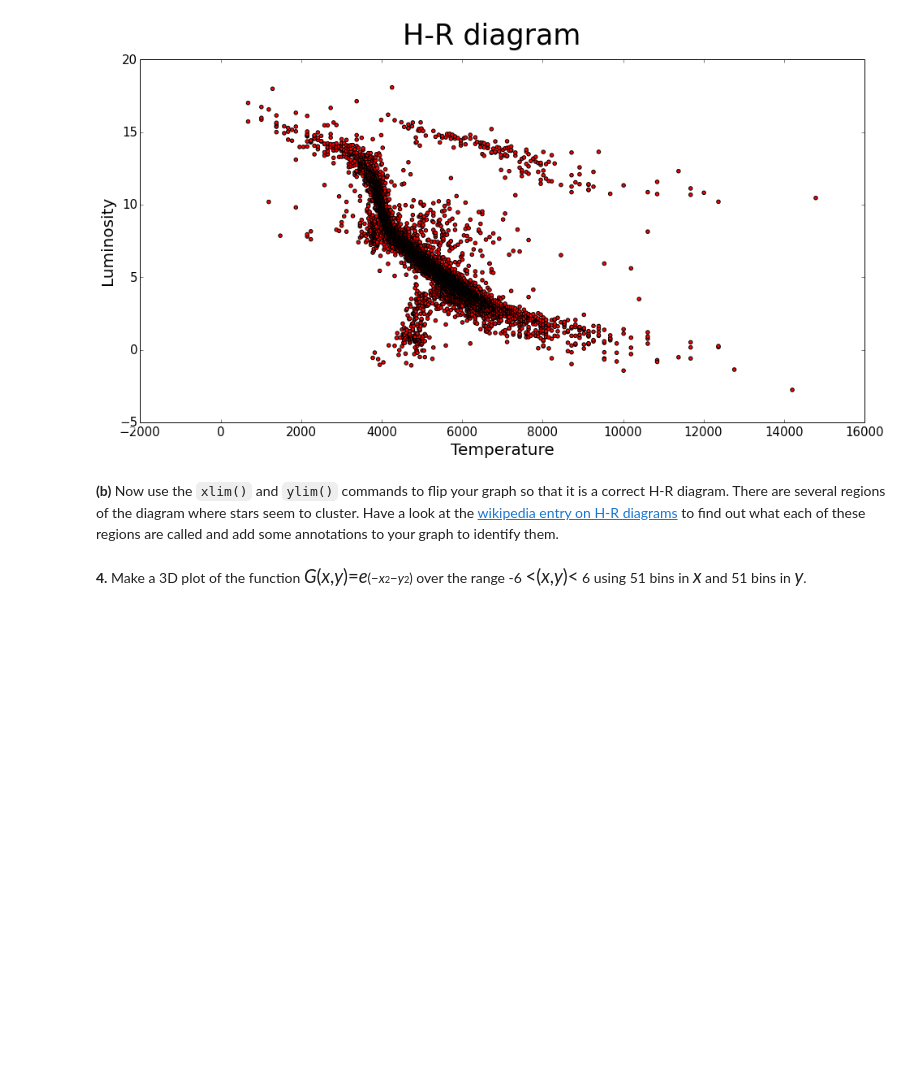
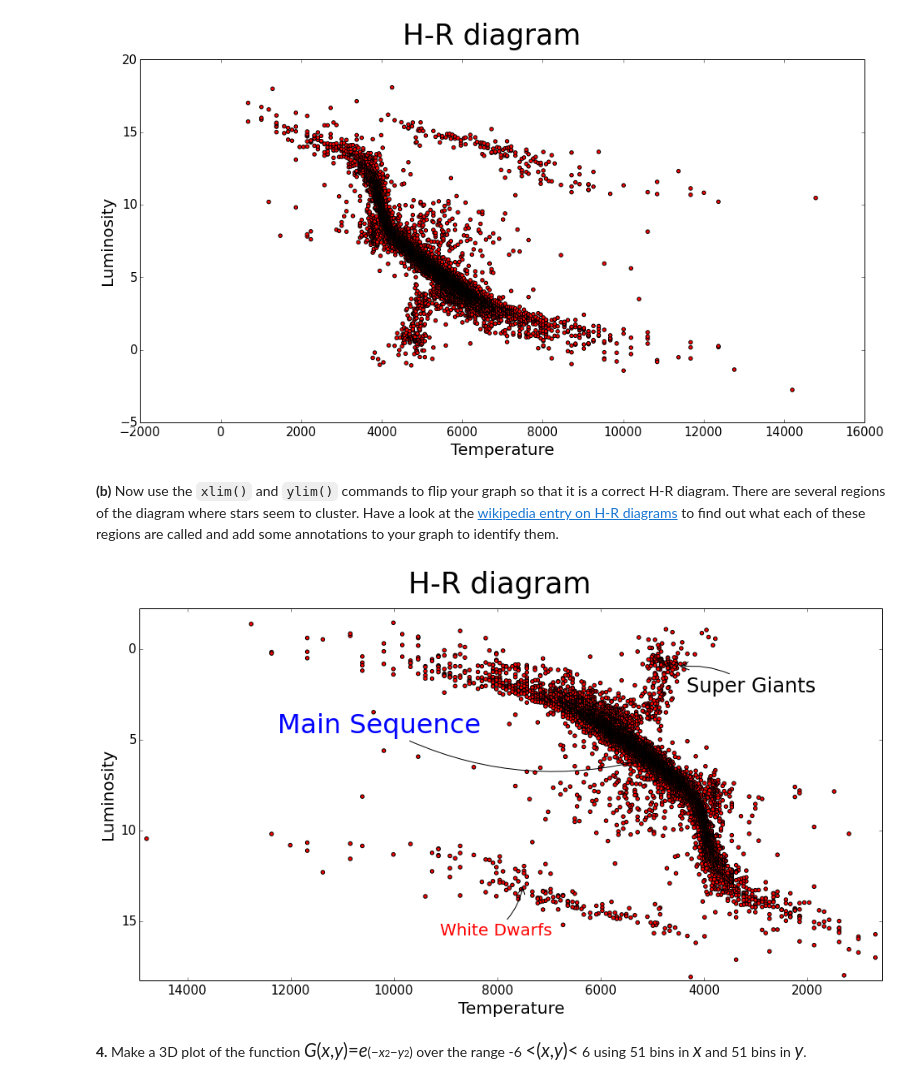
Before and after one commit to cucucachu/PHYS202-S14, a Jupyter notebook: Graphics/GraphicsExcercises.ipynb, the cells around one changed output. Saved outputs shown, nothing was run; the diff lists cells and outputs as text; code cells hidden in the pictures; blank space fills up the shorter version.

```diff
--- a/Graphics/GraphicsExcercises.ipynb
+++ b/Graphics/GraphicsExcercises.ipynb
@@ -176,4 +174,40 @@ plt.show();
 [figure]
 # %% [markdown]
 <p><strong>(b)</strong> Now use the <code>xlim()</code> and <code>ylim()</code> commands to flip your graph so that it is a correct H-R diagram. There are several regions of the diagram where stars seem to cluster. Have a look at the <a href="http://en.wikipedia.org/wiki/Hertzsprung%E2%80%93Russell_diagram">wikipedia entry on H-R diagrams</a> to find out what each of these regions are called and add some annotations to your graph to identify them.</p>
+# %%
+temp = np.loadtxt('stars.txt', dtype='float', usecols=(0, ));
+lum= np.loadtxt('stars.txt', dtype='float', usecols=(1, ));
+
+plt.figure(figsize=(16, 8), dpi=100)
+plt.scatter(temp, lum, c='r')
+#plt.legend(loc='upper left');
+plt.suptitle('H-R diagram', fontsize=35);
+plt.xlabel('Temperature',fontsize=20)
+plt.ylabel('Luminosity',fontsize=20)
+
+for label in plt.gca().get_xticklabels() + plt.gca().get_yticklabels():
+    label.set_fontsize(15)
+    label.set_bbox(dict(facecolor='white', edgecolor='None', alpha=0.65))
+
+xlim(temp.max()*1.01, temp.min()*.8)
+ylim(lum.max()*1.01, lum.min()*.8)
+
+plt.annotate(r'Super Giants',
+             xy=(4500, 1), xycoords='data',
+             xytext=(+10, -30), textcoords='offset points', fontsize=24,
+             arrowprops=dict(arrowstyle="->", connectionstyle="arc3,rad=.2"))
+
+plt.annotate(r'White Dwarfs',
+             xy=(7500, 13), xycoords='data',
+             xytext=(-100, -60), textcoords='offset points', fontsize=20, color='r',
+             arrowprops=dict(arrowstyle="->", connectionstyle="arc3,rad=.2"))
+
+plt.annotate(r'Main Sequence',
+             xy=(5000, 6), xycoords='data',
+             xytext=(-450, +30), textcoords='offset points', fontsize=32, color='b',
+             arrowprops=dict(arrowstyle="->", connectionstyle="arc3,rad=.2"))
+plt.show();
+#plt.xticks(np.arange(0, 3500, 12* 25), np.arange(1750, 2010, 25))
+# %% [output]
+[figure, added]
 # %% [markdown]
```
Also changed, not shown: parts of 7 cells of this notebook, 1 other file.
